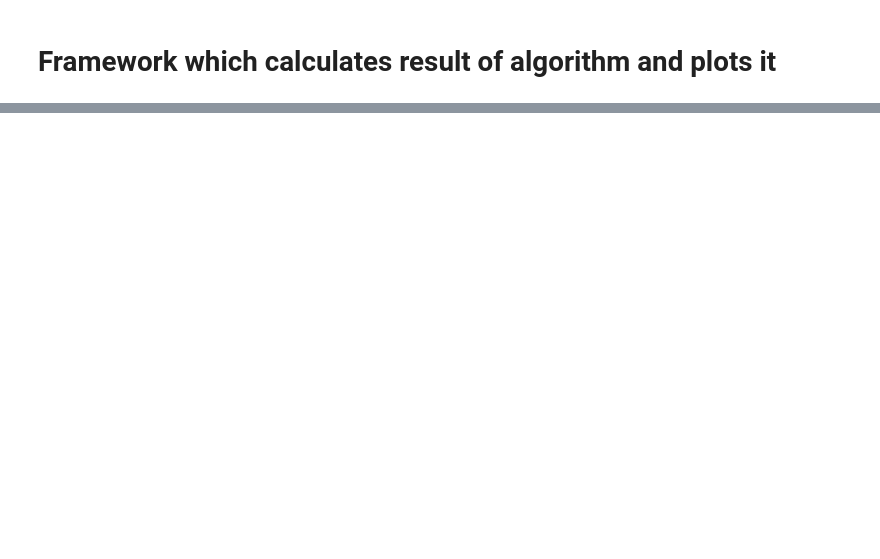
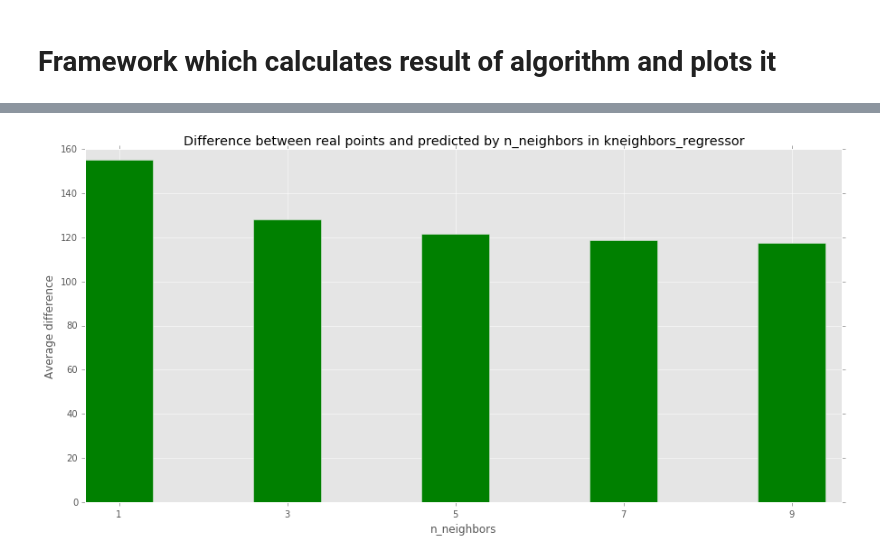
Before and after one commit to avgaydashenko/cuddly-robot, a Jupyter notebook: framework.ipynb, the cells around one changed output, grey strips where cells are left out. Drawn from its saved outputs; the diff is of its cells as text; code cells hidden in the pictures; blank space fills up the shorter version.

```diff
--- a/framework.ipynb
+++ b/framework.ipynb
@@ -61,15 +61,18 @@ def framework(function, test_results, parameter_name, list_of_values, **other_pa
         np.save(log_file_name + str(value), predicted_results)
         result.append(distance(test_results, predicted_results))
 
+    print("done! {time}".format(time=strftime("%Y-%m-%d %H:%M:%S", localtime())))
+
     ind = list_of_values
-    width = (list_of_values[1] - list_of_values[0]) / 2
-    result_bar = plt.bar(ind, result, width, color='g')
+    number = len(ind)
+    width = 2 / number
+    result_bar = plt.bar(range(number), result, width, color='g')
 
     plt.ylabel('Average difference')
     plt.xlabel(parameter_name)
     plt.title("Difference between real points and predicted by {parameter_name} in {function_name}".format(
         function_name=function.__name__, parameter_name=parameter_name))
-    plt.xticks(np.array(ind) + width/2, ind)
+    plt.xticks(np.array(range(number)) + width/2, ind)
     plt.savefig(plot_file_name)
 # %%
 # reading data from .csv files
@@ -131 +133,17 @@ framework(function=random_forest_regressor, test_results=test_results, parameter
 [figure]
+# %%
+from sklearn.neighbors import KNeighborsRegressor
+
+# n_neighbors by defalt is 5;         to compare: range(1, 10, 2)
+# weights     by defalt is 'uniform'; to compare: ['uniform', 'distance']
+# algorithm   by defalt is 'auto';    to compare: ['auto', 'ball_tree', 'kd_tree', 'brute']
+# note: 'brute' is causing some memory error
+
+def kneighbors_regressor(train_data, train_results, test_data, **kwargs):
+    neigh = KNeighborsRegressor(**kwargs)
+    neigh.fit(to_model(train_data), to_model(train_results))
+    return (neigh.predict(to_model(test_data))).T
+# %%
+framework(function=kneighbors_regressor, test_results=test_results, parameter_name="n_neighbors",
+          list_of_values=range(1, 10, 2), train_data=train_data, train_results=train_results, test_data=test_data)
+# %% [output]
@@ -131,0 +156 @@ framework(function=random_forest_regressor, test_results=test_results, parameter
+[figure, added]
```
Also changed, not shown: parts of 6 cells of this notebook, 2 other files.
